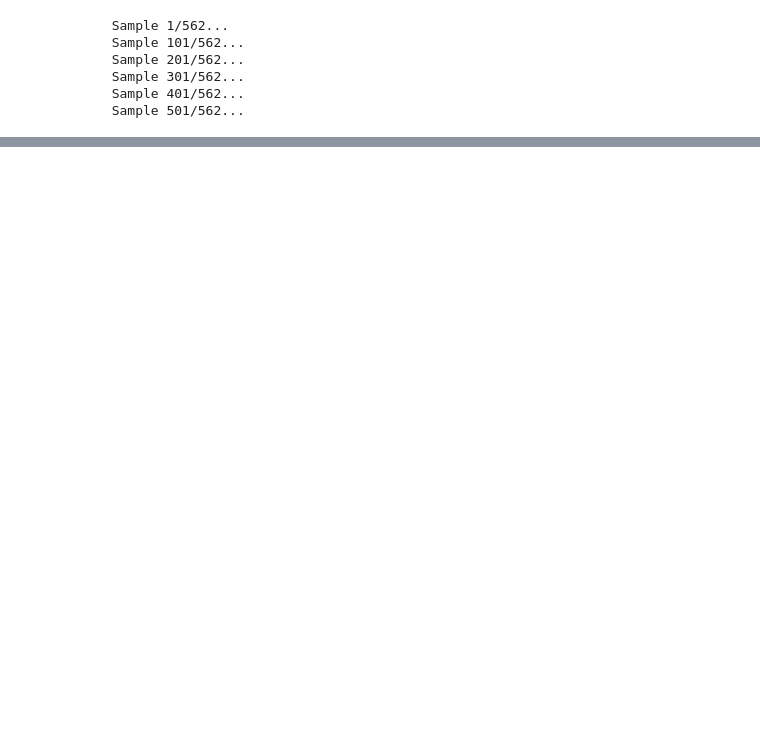
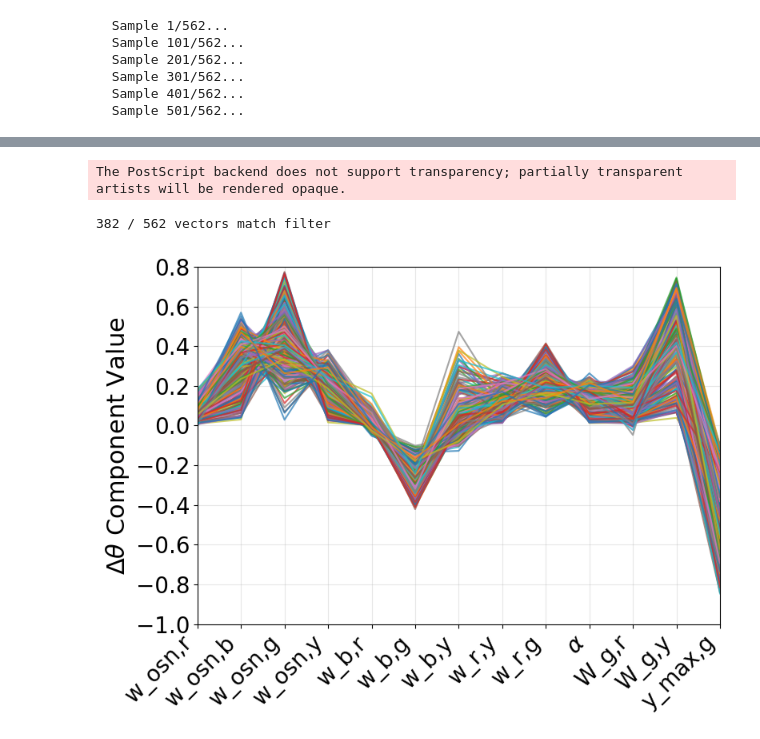
Before and after one commit to hizakim/4th_yr_project, a Jupyter notebook: Z4_delta_theta.ipynb, the cells around one changed output, grey strips where cells are left out. Cells and saved outputs as stored; diff of their text form; code cells hidden in the pictures; blank space fills up the shorter version.

```diff
--- a/Z4_delta_theta.ipynb
+++ b/Z4_delta_theta.ipynb
@@ -685,0 +324,26 @@ The PostScript backend does not support transparency; partially transparent arti
+# %%
+# Vectors with y_max, < -0.1
+idx_y_max = param_labels.index('y_max,g')
+
+mask = (x_collect_np[:, idx_y_max] < -0.1)
+x_collect_filtered = x_collect_np[mask]
+print(f'{x_collect_filtered.shape[0]} / {x_collect_np.shape[0]} vectors match filter')
+
+plt.figure(figsize=(8, 6))
+for row_idx in range(x_collect_filtered.shape[0]):
+    plt.plot(indices, x_collect_filtered[row_idx], alpha=0.7)
+
+
+plt.ylabel(r"$\Delta\theta$ Component Value", fontsize=22)
+plt.xlim(0, 12)
+plt.ylim(-1, 0.8)
+plt.xticks(range(len(param_labels)), param_labels, rotation=45, ha='right', fontsize=20)
+plt.yticks(fontsize=20)
+plt.grid(True, alpha=0.3)
+plt.tight_layout()
+plt.savefig('Figures_z/x_collect_wbg.eps')
+plt.show()
+# %% [output]
+The PostScript backend does not support transparency; partially transparent artists will be rendered opaque.
+382 / 562 vectors match filter
+[figure, added]
```
Also changed, not shown: parts of 23 cells of this notebook, 38 other files.
